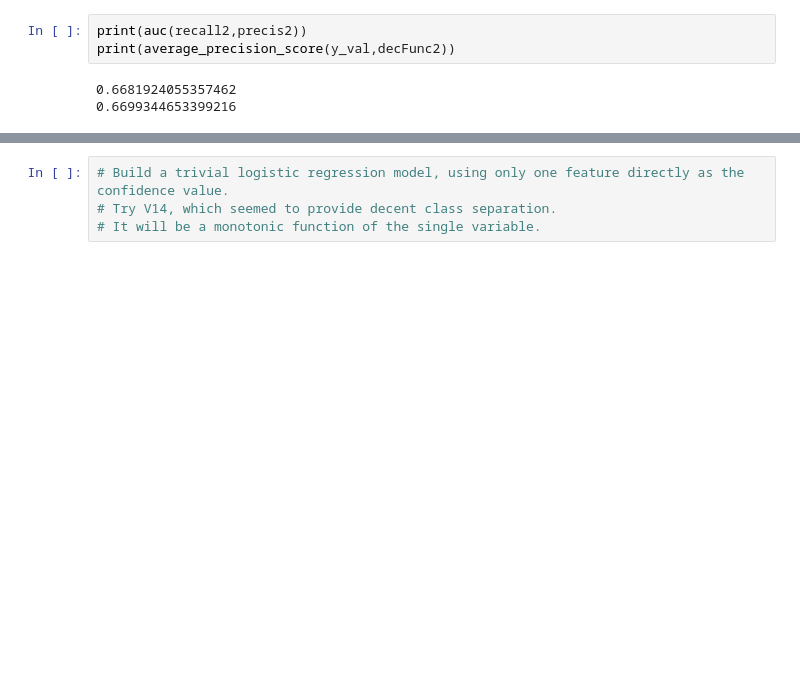
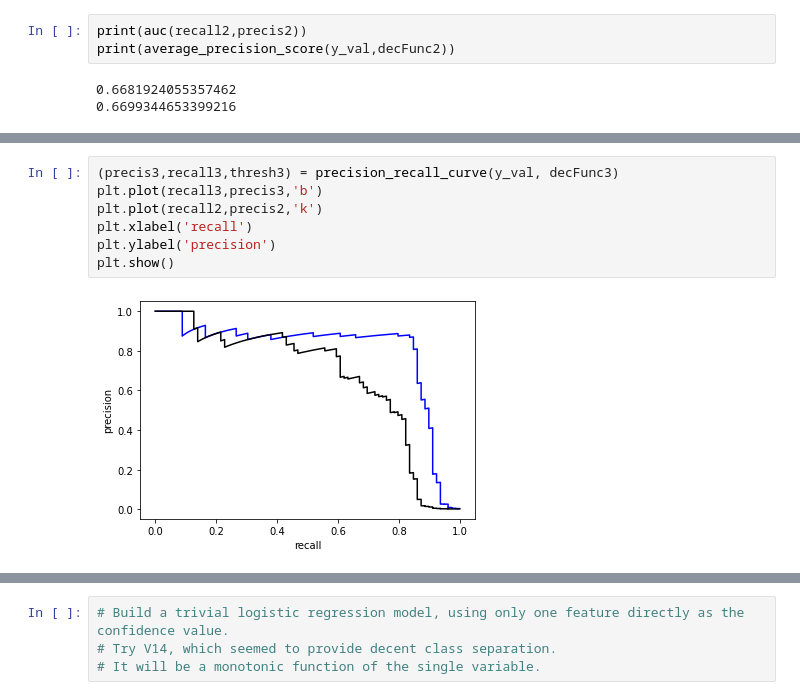
Before and after one commit to TimSim/FraudDetection, a Jupyter notebook: CreditCardFraudDetectionTF.ipynb, the cells around one changed output, grey strips where cells are left out. Cells and saved outputs as stored; diff of their text form; blank space fills up the shorter version.

```diff
--- a/CreditCardFraudDetectionTF.ipynb
+++ b/CreditCardFraudDetectionTF.ipynb
@@ -418,0 +479,9 @@ print(average_precision_score(y_val,decFunc2))
+# %%
+(precis3,recall3,thresh3) = precision_recall_curve(y_val, decFunc3)
+plt.plot(recall3,precis3,'b')
+plt.plot(recall2,precis2,'k')
+plt.xlabel('recall')
+plt.ylabel('precision')
+plt.show()
+# %% [output]
+[figure, added]
```
Also changed, not shown: parts of 37 cells of this notebook.
